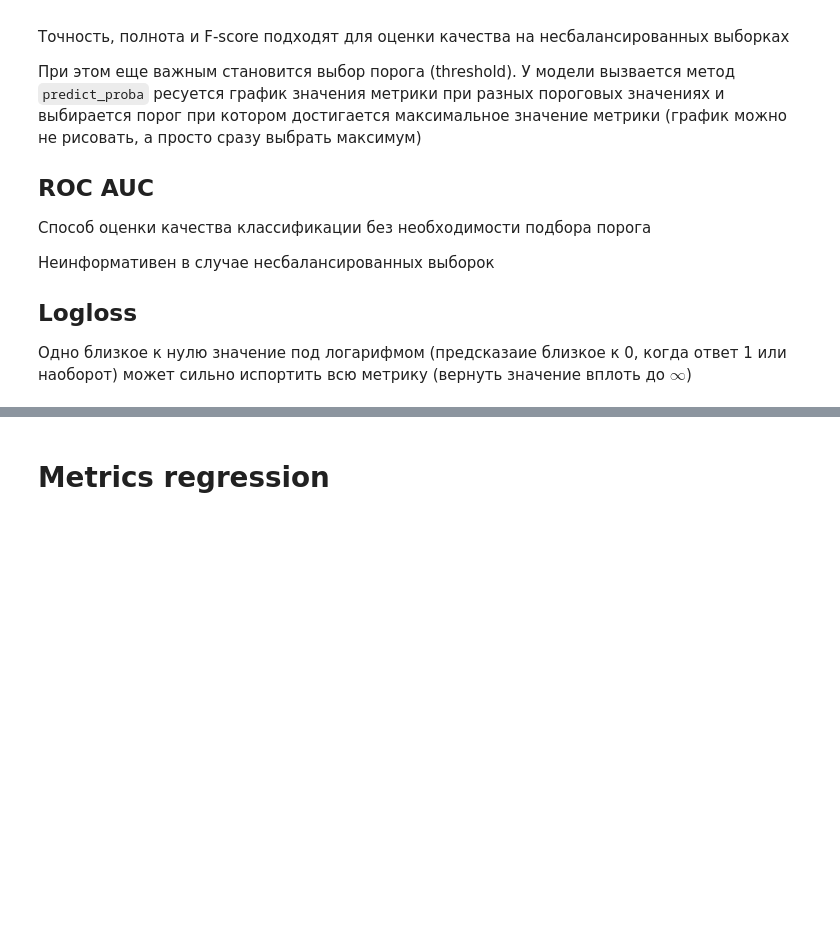
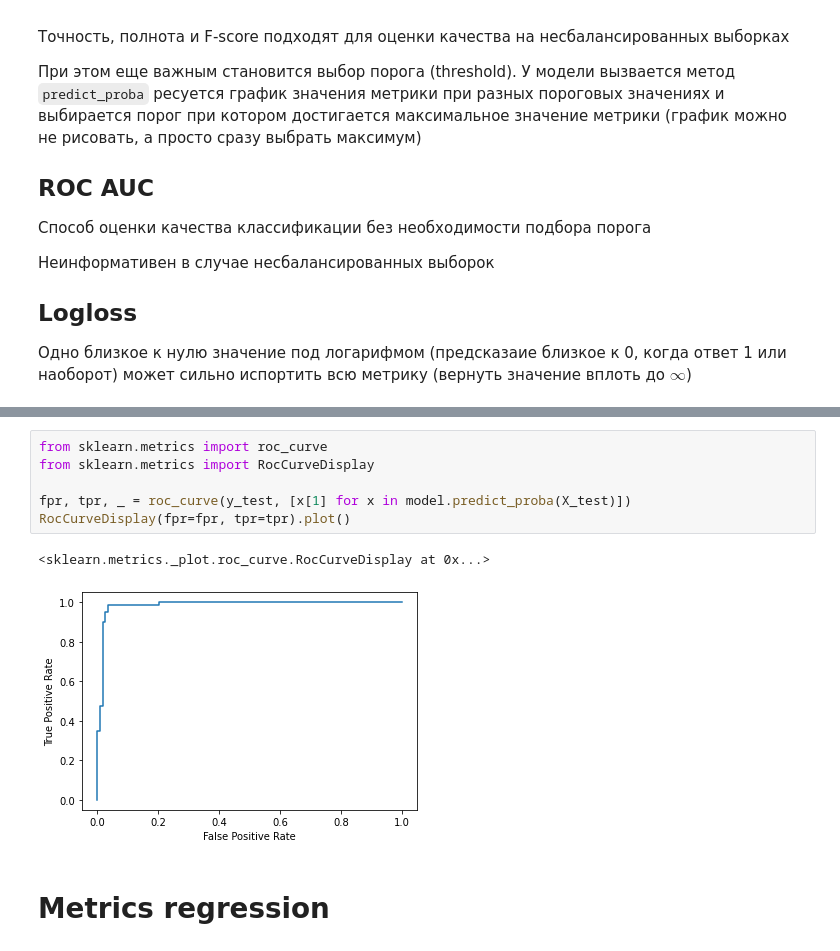
Before and after one commit to kuzminRM/My_ML_Notes, a Jupyter notebook: ML_cheat_sheet.ipynb, the cells around one changed output, grey strips where cells are left out. Drawn from its saved outputs; the diff is of its cells as text; blank space fills up the shorter version.

```diff
--- a/ML_cheat_sheet.ipynb
+++ b/ML_cheat_sheet.ipynb
@@ -637,3 +706,12 @@ sklearn.metrics.fbeta_score
+# %%
+from sklearn.metrics import roc_curve
+from sklearn.metrics import RocCurveDisplay
+
+fpr, tpr, _ = roc_curve(y_test, [x[1] for x in model.predict_proba(X_test)])
+RocCurveDisplay(fpr=fpr, tpr=tpr).plot()
+# %% [output]
+<sklearn.metrics._plot.roc_curve.RocCurveDisplay at 0x...>
+[figure, added]
 # %% [markdown]
 # Metrics regression
 # %% [markdown]
```
Also changed, not shown: parts of 13 cells of this notebook.
